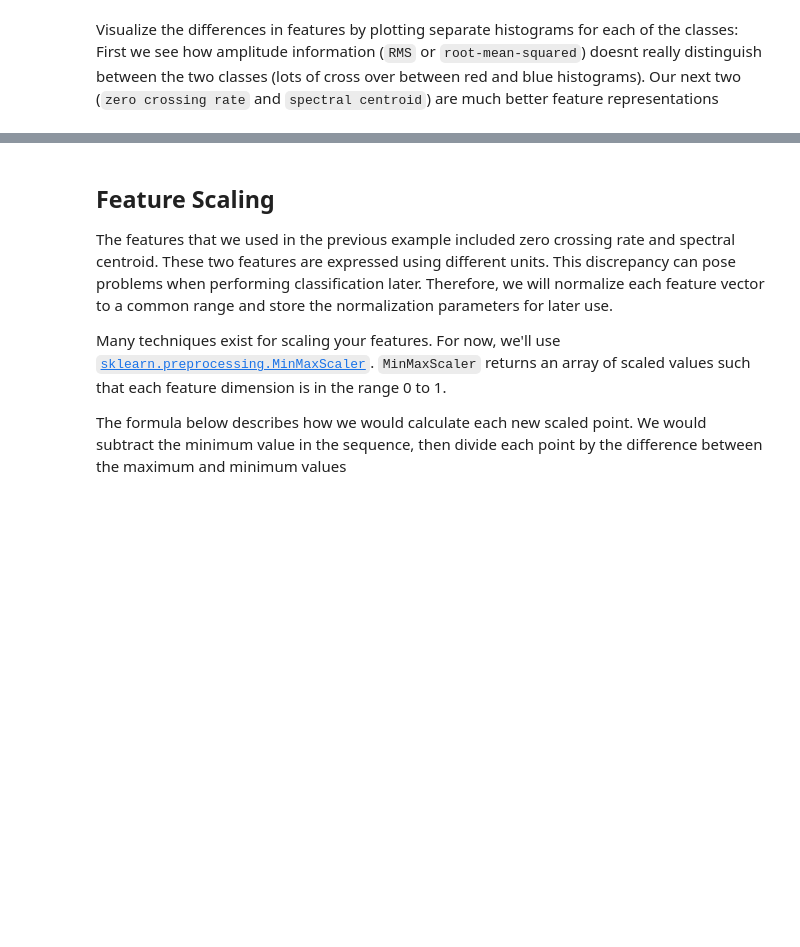
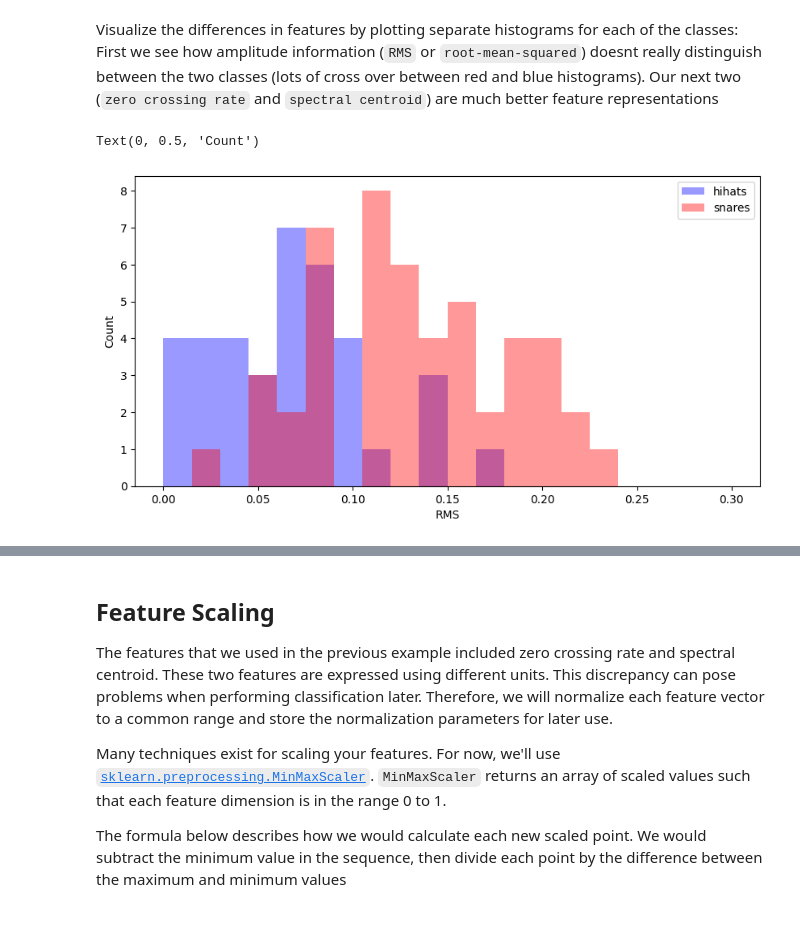
Before and after one commit to callmeautumn/STEM_TianQiu, a Jupyter notebook: STEM-Week-8-Processing-Media.ipynb, the cells around one changed output, grey strips where cells are left out. Saved outputs shown, nothing was run; the diff lists cells and outputs as text; code cells hidden in the pictures; blank space fills up the shorter version.

```diff
--- a/STEM-Week-8-Processing-Media.ipynb
+++ b/STEM-Week-8-Processing-Media.ipynb
@@ -137,12 +151,15 @@ print(hihat_features.shape, snare_features.shape)
 # %% [markdown]
 Visualize the differences in features by plotting separate histograms for each of the classes: First we see how amplitude information (``RMS`` or ``root-mean-squared``) doesnt really distinguish between the two classes (lots of cross over between red and blue histograms). Our next two (``zero crossing rate`` and `spectral centroid`) are much better feature representations
 # %%
-plt.figure(figsize=(14, 5))
-plt.hist(hihat_features[:,2], color='b', range=(0, 0.3), alpha=0.5, bins=20)
-plt.hist(snare_features[:,2], color='r', range=(0, 0.3), alpha=0.5, bins=20)
+plt.figure(figsize=(10, 5))
+plt.hist(hihat_features[:,2], color='b', range=(0, 0.3), alpha=0.4, bins=20)
+plt.hist(snare_features[:,2], color='r', range=(0, 0.3), alpha=0.4, bins=20)
 plt.legend(('hihats', 'snares'))
 plt.xlabel('RMS')
 plt.ylabel('Count')
+# %% [output]
+Text(0, 0.5, 'Count')
+[figure, added]
 # %%
 plt.figure(figsize=(14, 5))
 plt.hist(hihat_features[:,0], color='b', range=(0, 0.8), alpha=0.5, bins=20)
```
Also changed, not shown: parts of 33 cells of this notebook, 3 other files.
